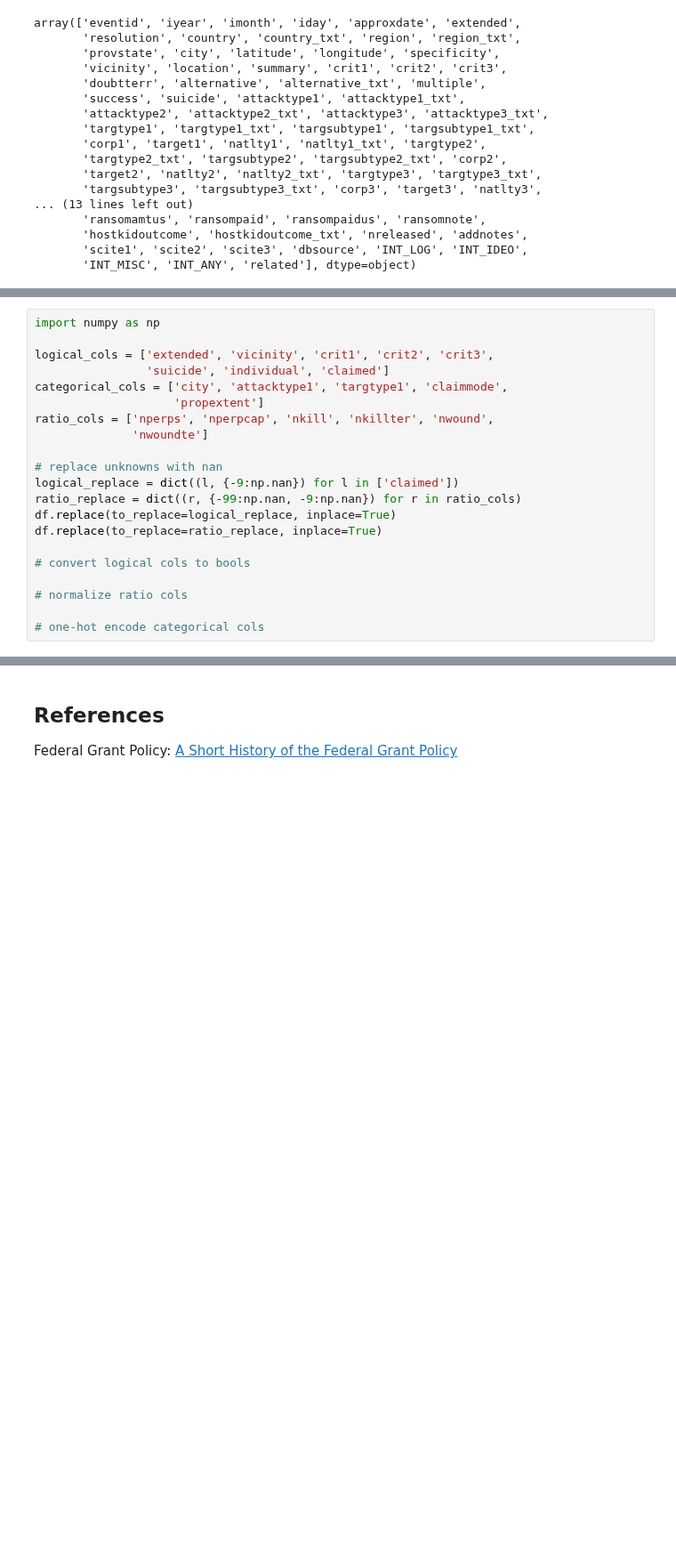
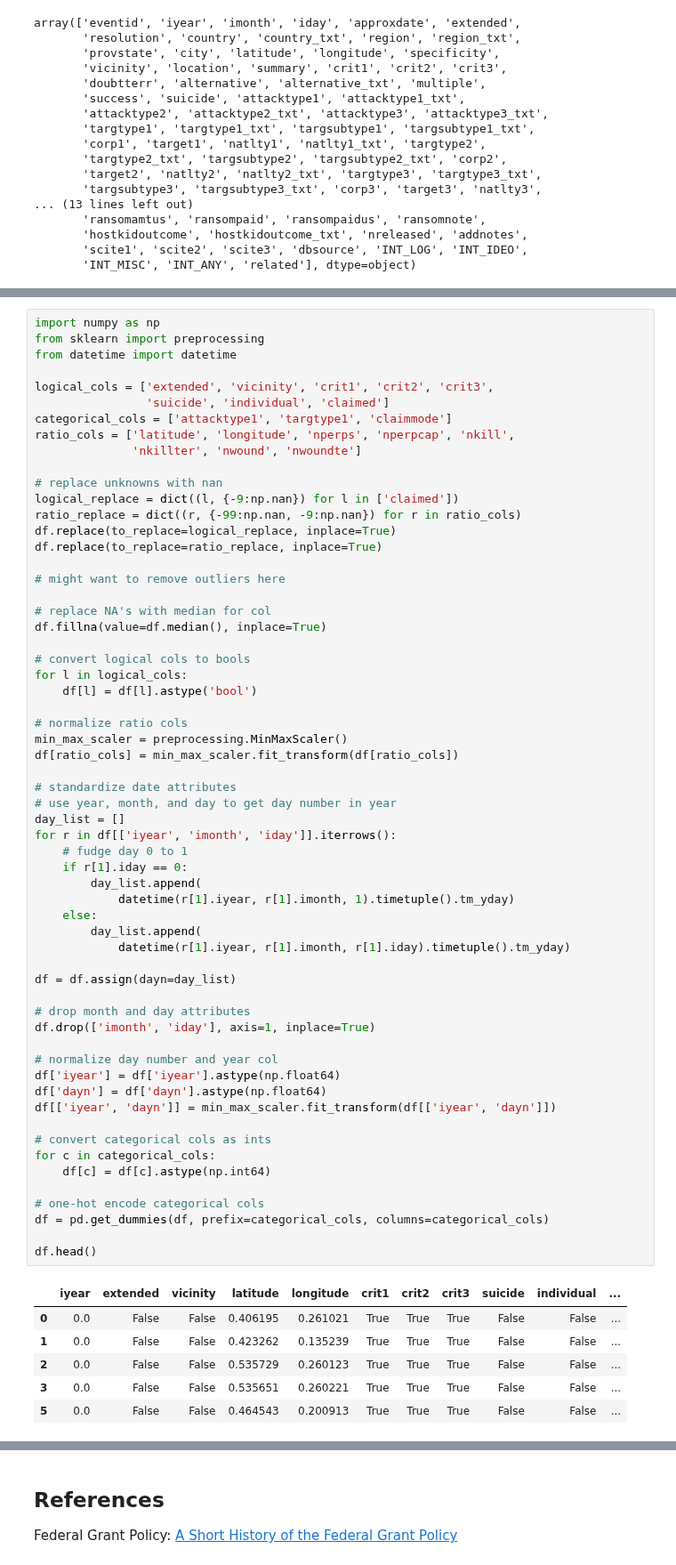
Before and after one commit to jakecarlson1/machine-learning-labs, a Jupyter notebook: Lab4/Lab 4 - Extending Logistic Regression.ipynb, the cells around one changed output, grey strips where cells are left out. Shown at 89% size. Cells and saved outputs as stored; diff of their text form; blank space fills up the shorter version.

```diff
--- a/Lab4/Lab 4 - Extending Logistic Regression.ipynb
+++ b/Lab4/Lab 4 - Extending Logistic Regression.ipynb
@@ -210,22 +213,67 @@ memory usage: 363.9+ KB
 # %%
 import numpy as np
+from sklearn import preprocessing
+from datetime import datetime
 
 logical_cols = ['extended', 'vicinity', 'crit1', 'crit2', 'crit3',
                 'suicide', 'individual', 'claimed']
-categorical_cols = ['city', 'attacktype1', 'targtype1', 'claimmode',
-                    'propextent']
-ratio_cols = ['nperps', 'nperpcap', 'nkill', 'nkillter', 'nwound',
-              'nwoundte']
+categorical_cols = ['attacktype1', 'targtype1', 'claimmode']
+ratio_cols = ['latitude', 'longitude', 'nperps', 'nperpcap', 'nkill',
+              'nkillter', 'nwound', 'nwoundte']
 
 # replace unknowns with nan
 logical_replace = dict((l, {-9:np.nan}) for l in ['claimed'])
 ratio_replace = dict((r, {-99:np.nan, -9:np.nan}) for r in ratio_cols)
 df.replace(to_replace=logical_replace, inplace=True)
 df.replace(to_replace=ratio_replace, inplace=True)
 
+# might want to remove outliers here
+
+# replace NA's with median for col
+df.fillna(value=df.median(), inplace=True)
+
 # convert logical cols to bools
+for l in logical_cols:
+    df[l] = df[l].astype('bool')
 
 # normalize ratio cols
+min_max_scaler = preprocessing.MinMaxScaler()
+df[ratio_cols] = min_max_scaler.fit_transform(df[ratio_cols])
+
+# standardize date attributes
+# use year, month, and day to get day number in year
+day_list = []
+for r in df[['iyear', 'imonth', 'iday']].iterrows():
+    # fudge day 0 to 1
+    if r[1].iday == 0:
+        day_list.append(
+            datetime(r[1].iyear, r[1].imonth, 1).timetuple().tm_yday)
+    else:
+        day_list.append(
+            datetime(r[1].iyear, r[1].imonth, r[1].iday).timetuple().tm_yday)
+
+df = df.assign(dayn=day_list)
+
+# drop month and day attributes
+df.drop(['imonth', 'iday'], axis=1, inplace=True)
+
+# normalize day number and year col
+df['iyear'] = df['iyear'].astype(np.float64)
+df['dayn'] = df['dayn'].astype(np.float64)
+df[['iyear', 'dayn']] = min_max_scaler.fit_transform(df[['iyear', 'dayn']])
+
+# convert categorical cols as ints
+for c in categorical_cols:
+    df[c] = df[c].astype(np.int64)
 
 # one-hot encode categorical cols
+df = pd.get_dummies(df, prefix=categorical_cols, columns=categorical_cols)
+
+df.head()
 # %% [output]
+|  | iyear | extended | vicinity | latitude | longitude | crit1 | crit2 | crit3 | suicide | individual | ... |
+| 0 | 0.0 | False | False | 0.406195 | 0.261021 | True | True | True | False | False | ... |
+| 1 | 0.0 | False | False | 0.423262 | 0.135239 | True | True | True | False | False | ... |
+| 2 | 0.0 | False | False | 0.535729 | 0.260123 | True | True | True | False | False | ... |
+| 3 | 0.0 | False | False | 0.535651 | 0.260221 | True | True | True | False | False | ... |
+| 5 | 0.0 | False | False | 0.464543 | 0.200913 | True | True | True | False | False | ... |
```
Also changed, not shown: parts of 11 cells of this notebook, 1 other file.
